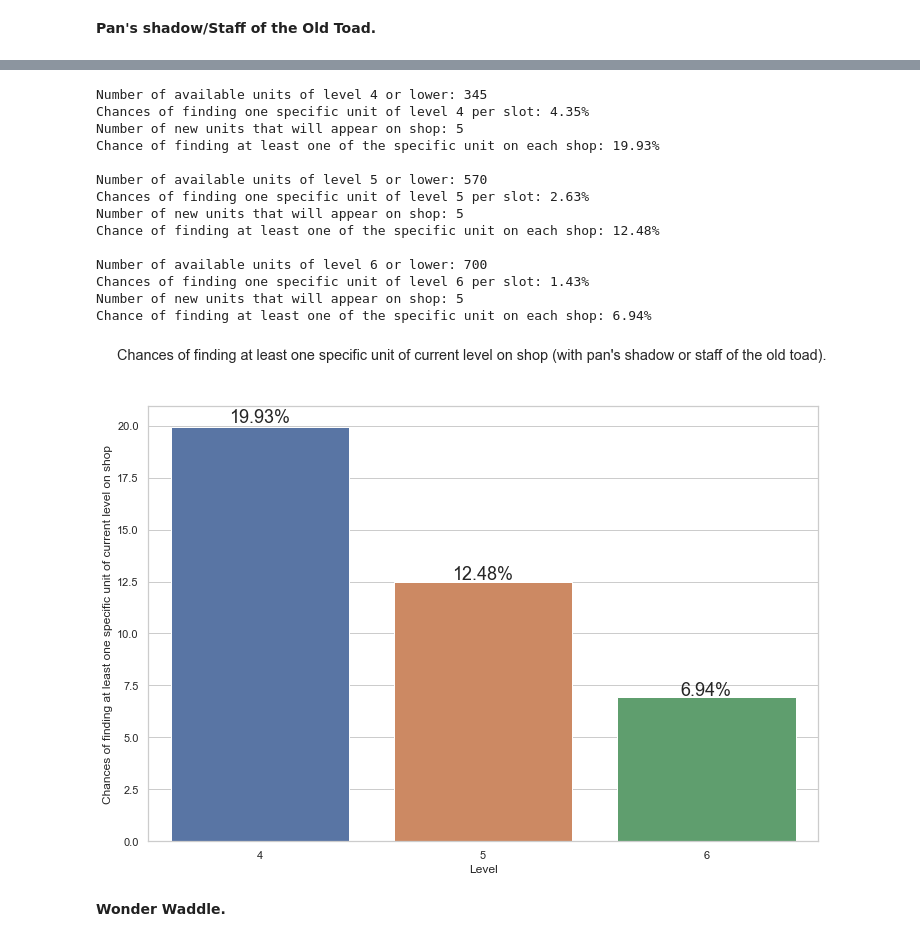
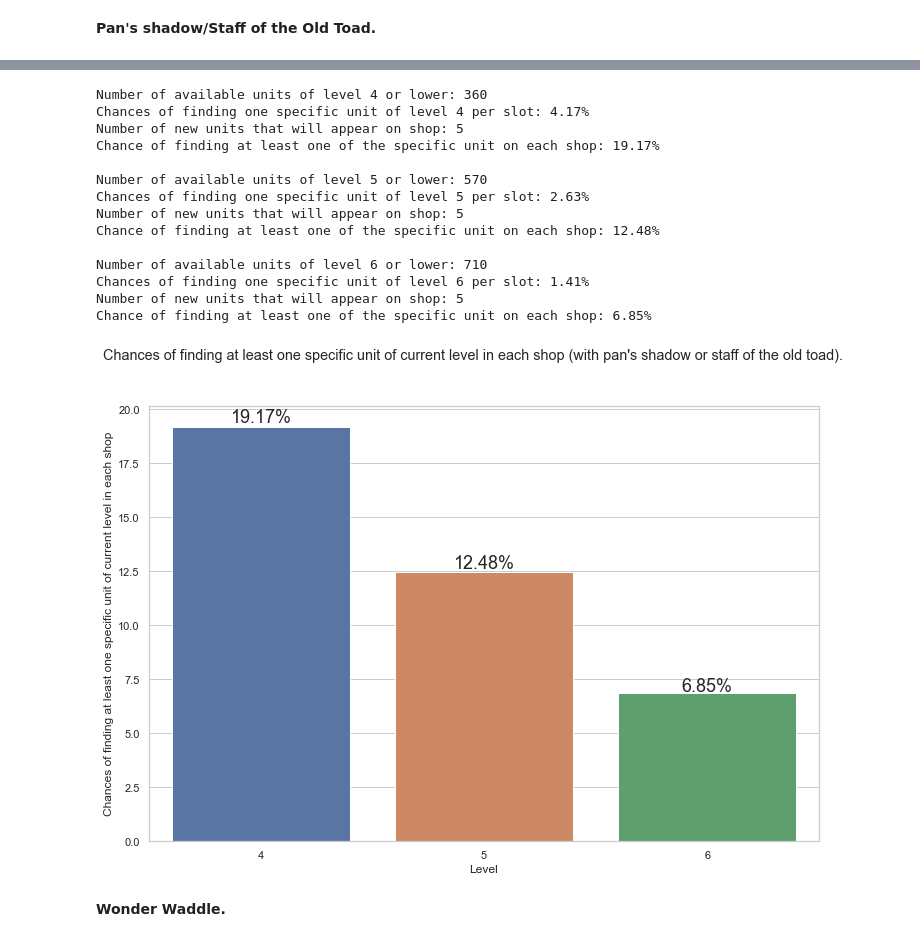
Before and after one commit to ML-Dev-Alex/StoryBookBrawl-Statistical-Analysis-and-Data-visualizations, a Jupyter notebook: sbb.ipynb, the cells around one changed output, grey strips where cells are left out. Saved outputs shown, nothing was run; the diff lists cells and outputs as text; code cells hidden in the pictures.

```diff
--- a/sbb.ipynb
+++ b/sbb.ipynb
@@ -306,7 +319,7 @@ Chance of finding at least one of the specific unit on each shop: 3.79%
 # %%
 plt.figure(figsize=(12, 8))
-ax = sns.barplot(y="Chances of finding at least one specific unit of current level on shop.", x="Level", data=chances)
-ax.figure.suptitle("Chances of finding at least one specific unit of current level on shop.")
+ax = sns.barplot(y="Chances of finding at least one specific unit of current level in each shop.", x="Level", data=chances)
+ax.figure.suptitle("Chances of finding at least one specific unit of current level in each shop.")
 
 for p in ax.patches:
     x = p.get_x() + p.get_width() / 2
@@ -345,7 +358,7 @@ for turn in range(1, 20):
 x = [2, 3, 4, 5, 6]
 chances = pd.DataFrame(chances)
 chances['Level'] = x
-chances.columns = ["Chances of finding at least one specific animal of current level on shop as Pied Piper.", "Level"]
+chances.columns = ["Chances of finding at least one specific animal of current level in each shop as Pied Piper.", "Level"]
 # %% [output]
 Number of available units of level 2 or lower: 300
 Chances of finding one specific unit of level 2 per slot: 5.00%
@@ -367,7 +380,7 @@ Chance of finding at least one of the specific unit on each shop: 7.79%
 # %%
 plt.figure(figsize=(12, 8))
-ax = sns.barplot(y="Chances of finding at least one specific animal of current level on shop as Pied Piper.", x="Level", data=chances)
-ax.figure.suptitle("Chances of finding at least one specific animal of current level on shop as Pied Piper.")
+ax = sns.barplot(y="Chances of finding at least one specific animal of current level in each shop as Pied Piper.", x="Level", data=chances)
+ax.figure.suptitle("Chances of finding at least one specific animal of current level in each shop as Pied Piper.")
 
 for p in ax.patches:
     x = p.get_x() + p.get_width() / 2
@@ -404,34 +424,34 @@ for turn in range(7, 20):
 x = [4, 5, 6]
 chances = pd.DataFrame(chances)
 chances['Level'] = x
-chances.columns = ["Chances of finding at least one specific unit of current level on shop", "Level"]
+chances.columns = ["Chances of finding at least one specific unit of current level in each shop", "Level"]
 # %% [output]
-Number of available units of level 4 or lower: 345
-Chances of finding one specific unit of level 4 per slot: 4.35%
+Number of available units of level 4 or lower: 360
+Chances of finding one specific unit of level 4 per slot: 4.17%
 Number of new units that will appear on shop: 5
-Chance of finding at least one of the specific unit on each shop: 19.93%
+Chance of finding at least one of the specific unit on each shop: 19.17%
 
 Number of available units of level 5 or lower: 570
 Chances of finding one specific unit of level 5 per slot: 2.63%
 Number of new units that will appear on shop: 5
 Chance of finding at least one of the specific unit on each shop: 12.48%
 
-Number of available units of level 6 or lower: 700
-Chances of finding one specific unit of level 6 per slot: 1.43%
+Number of available units of level 6 or lower: 710
+Chances of finding one specific unit of level 6 per slot: 1.41%
 Number of new units that will appear on shop: 5
-Chance of finding at least one of the specific unit on each shop: 6.94%
+Chance of finding at least one of the specific unit on each shop: 6.85%
 # %%
 plt.figure(figsize=(12, 8))
-ax = sns.barplot(y="Chances of finding at least one specific unit of current level on shop", x="Level", data=chances)
-ax.figure.suptitle("Chances of finding at least one specific unit of current level on shop (with pan's shadow or staff of the old toad).")
+ax = sns.barplot(y="Chances of finding at least one specific unit of current level in each shop", x="Level", data=chances)
+ax.figure.suptitle("Chances of finding at least one specific unit of current level in each shop (with pan's shadow or staff of the old toad).")
 
 for p in ax.patches:
     x = p.get_x() + p.get_width() / 2
     y = p.get_y() + p.get_height()
     y_plus = p.get_y() + p.get_height() + (p.get_height()*0.01)
     ax.text(x, y_plus, '{:.2f}%'.format(y), ha='center', size = 18)
 # %% [output]
-[figure, old version]
+[figure, new version]
 # %% [markdown]
 **Wonder Waddle.**
 # %%
```
Also changed, not shown: parts of 38 cells of this notebook, 4 other files.
